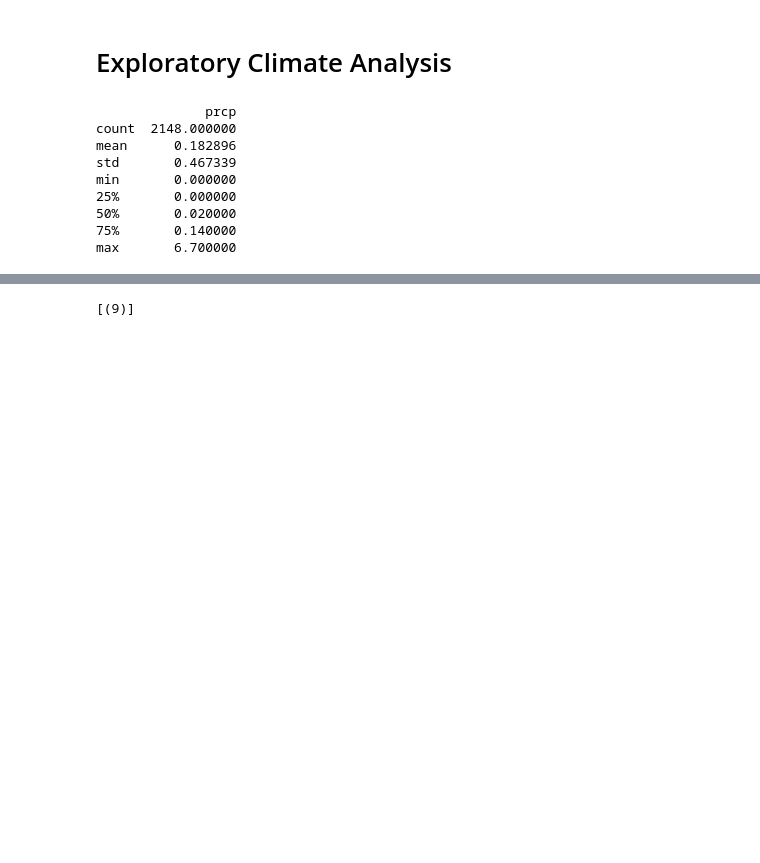
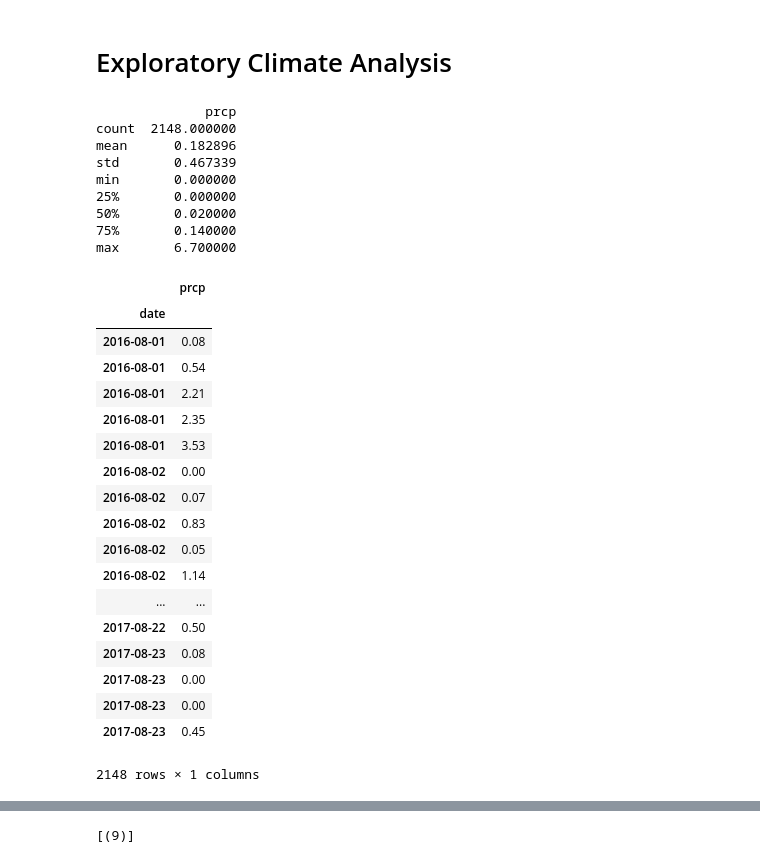
Before and after one commit to josephsy96/sqlalchemy-challenge, a Jupyter notebook: climate_starter.ipynb, the cells around one changed output, grey strips where cells are left out. Cells and saved outputs as stored; diff of their text form; code cells hidden in the pictures; blank space fills up the shorter version.

Commit message:
add sort

```diff
--- a/climate_starter.ipynb
+++ b/climate_starter.ipynb
@@ -41,31 +41,52 @@ session = Session(engine)
 # %%
 # Design a query to retrieve the last 12 months of precipitation data and plot the results
 m_prec = session.query(Measurement.prcp,Measurement.date).\
     filter(Measurement.date.between('2016-08-01','2017-12-31')).statement
 
 # Perform a query to retrieve the data and precipitation scores
 
 m_df = pd.read_sql(m_prec,session.bind)
 m_df = m_df.dropna()
 
 # Save the query results as a Pandas DataFrame and set the index to the date column
 m_df = m_df.set_index('date')
 
 print(m_df.describe())
 
 # Sort the dataframe by date
+m_sort = m_df.sort_values(by='date',ascending=True)
+
 
 # Use Pandas Plotting with Matplotlib to plot the data
 # %% [output]
               prcp
 count  2148.000000
 mean      0.182896
 std       0.467339
 min       0.000000
 25%       0.000000
 50%       0.020000
 75%       0.140000
 max       6.700000
+|  | prcp |
+| date |  |
+| 2016-08-01 | 0.08 |
+| 2016-08-01 | 0.54 |
+| 2016-08-01 | 2.21 |
+| 2016-08-01 | 2.35 |
+| 2016-08-01 | 3.53 |
+| 2016-08-02 | 0.00 |
+| 2016-08-02 | 0.07 |
+| 2016-08-02 | 0.83 |
+| 2016-08-02 | 0.05 |
+| 2016-08-02 | 1.14 |
+| ... | ... |
+| 2017-08-22 | 0.50 |
+| 2017-08-23 | 0.08 |
+| 2017-08-23 | 0.00 |
+| 2017-08-23 | 0.00 |
+| 2017-08-23 | 0.45 |
+2148 rows × 1 columns
 # %%
 # Use Pandas to calcualte the summary statistics for the precipitation data
 # %% [markdown]
```
